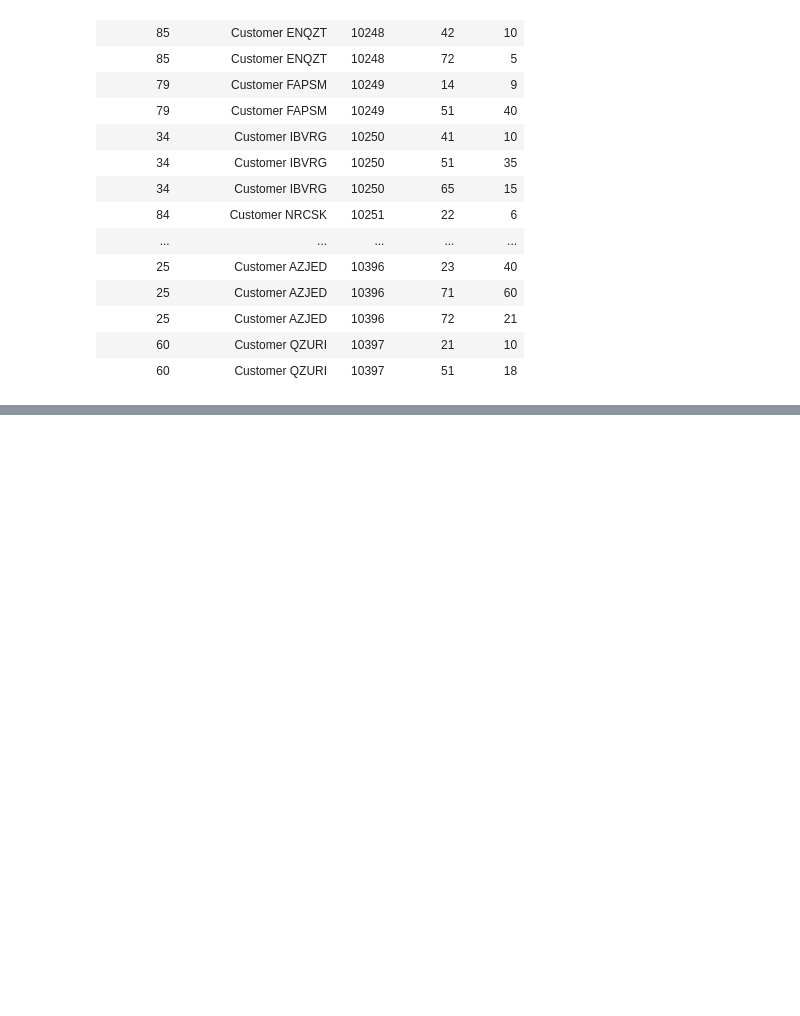
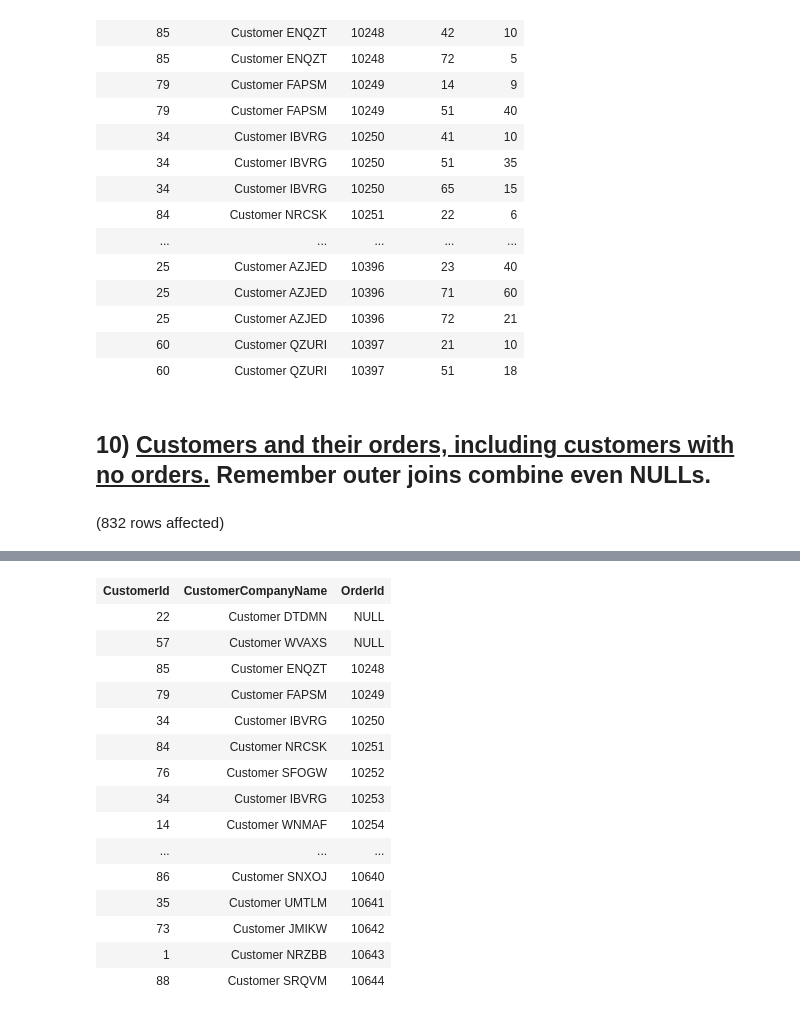
Before and after one commit to ryanmohamed/tsql_hw2, a Jupyter notebook: Chapter3.ipynb, the cells around one changed output, grey strips where cells are left out. Drawn from its saved outputs; the diff is of its cells as text; code cells hidden in the pictures; blank space fills up the shorter version.

```diff
--- a/Chapter3.ipynb
+++ b/Chapter3.ipynb
@@ -272,3 +272,14 @@ Total execution time: 00:00:00.093
 | 25 | Customer AZJED | 10396 | 72 | 21 |
 | 60 | Customer QZURI | 10397 | 21 | 10 |
 | 60 | Customer QZURI | 10397 | 51 | 18 |
+# %% [markdown]
+## 10) <u>Customers and their orders, including customers with no orders.</u> Remember outer joins combine even NULLs.
+# %%
+-- Customers and their orders, including customers with no orders
+SELECT C.CustomerId, C.CustomerCompanyName, O.OrderId
+FROM Sales.[Customer] AS C
+  LEFT OUTER JOIN Sales.[Order] AS O
+    ON C.CustomerId = O.CustomerId
+--order by OrderId
+# %% [output]
+(832 rows affected)
@@ -274,0 +287,16 @@ Total execution time: 00:00:00.093
+| CustomerId | CustomerCompanyName | OrderId |
+| 22 | Customer DTDMN | NULL |
+| 57 | Customer WVAXS | NULL |
+| 85 | Customer ENQZT | 10248 |
+| 79 | Customer FAPSM | 10249 |
+| 34 | Customer IBVRG | 10250 |
+| 84 | Customer NRCSK | 10251 |
+| 76 | Customer SFOGW | 10252 |
+| 34 | Customer IBVRG | 10253 |
+| 14 | Customer WNMAF | 10254 |
+| ... | ... | ... |
+| 86 | Customer SNXOJ | 10640 |
+| 35 | Customer UMTLM | 10641 |
+| 73 | Customer JMIKW | 10642 |
+| 1 | Customer NRZBB | 10643 |
+| 88 | Customer SRQVM | 10644 |
```
Also changed, not shown: parts of 5 cells of this notebook.
